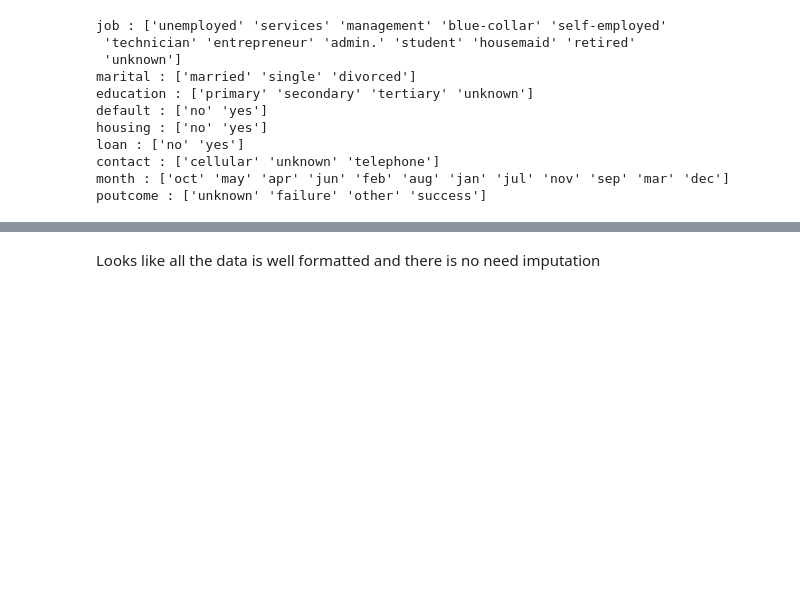
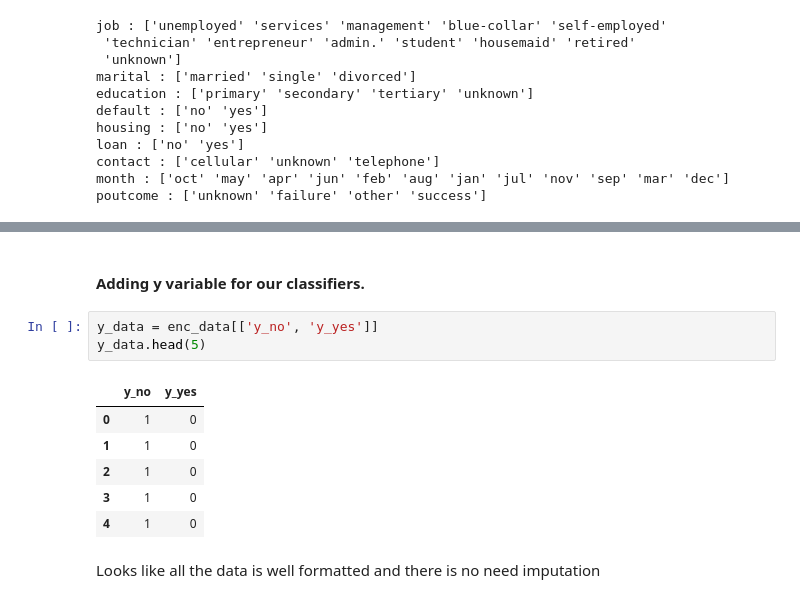
Before and after one commit to darkepacific/AAI-501-FinalTeamProject, a Jupyter notebook: AAI-501-FinalTeamProject.ipynb, the cells around one changed output, grey strips where cells are left out. Saved outputs shown, nothing was run; the diff lists cells and outputs as text; blank space fills up the shorter version.

```diff
--- a/AAI-501-FinalTeamProject.ipynb
+++ b/AAI-501-FinalTeamProject.ipynb
@@ -473,3 +487,15 @@ poutcome : ['unknown' 'failure' 'other' 'success']
+# %% [markdown]
+#### Adding y variable for our classifiers.
+# %%
+y_data = enc_data[['y_no', 'y_yes']]
+y_data.head(5)
+# %% [output]
+|  | y_no | y_yes |
+| 0 | 1 | 0 |
+| 1 | 1 | 0 |
+| 2 | 1 | 0 |
+| 3 | 1 | 0 |
+| 4 | 1 | 0 |
 # %% [markdown]
 Looks like all the data is well formatted and there is no need imputation
 # %%
```
Also changed, not shown: parts of 13 cells of this notebook.
